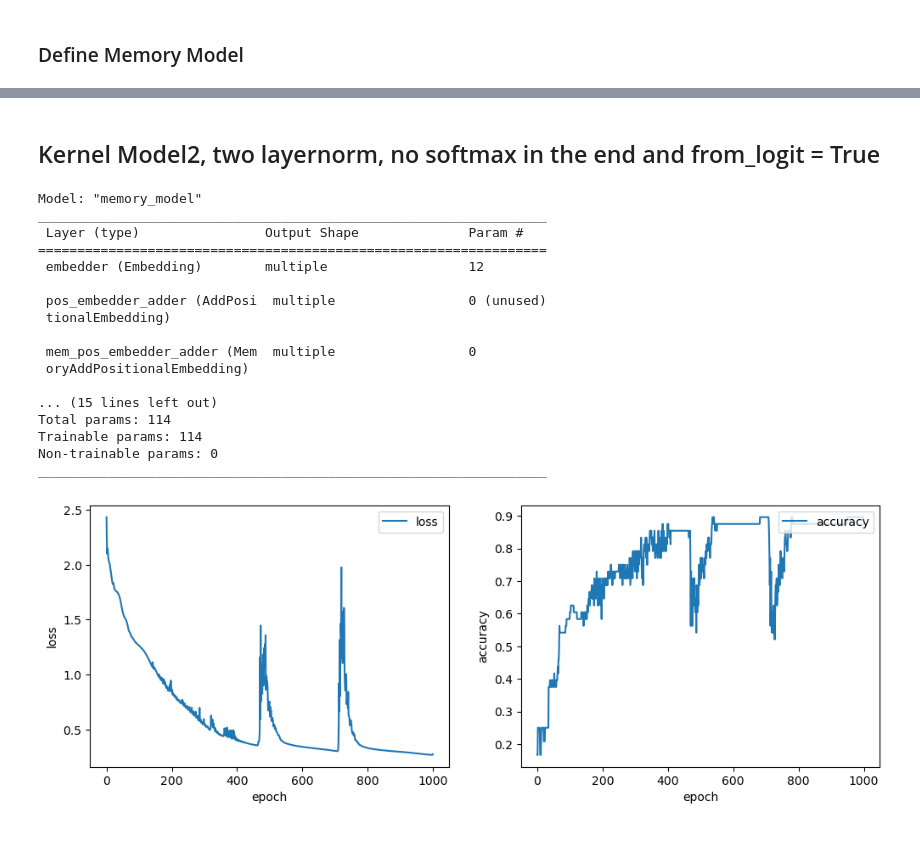
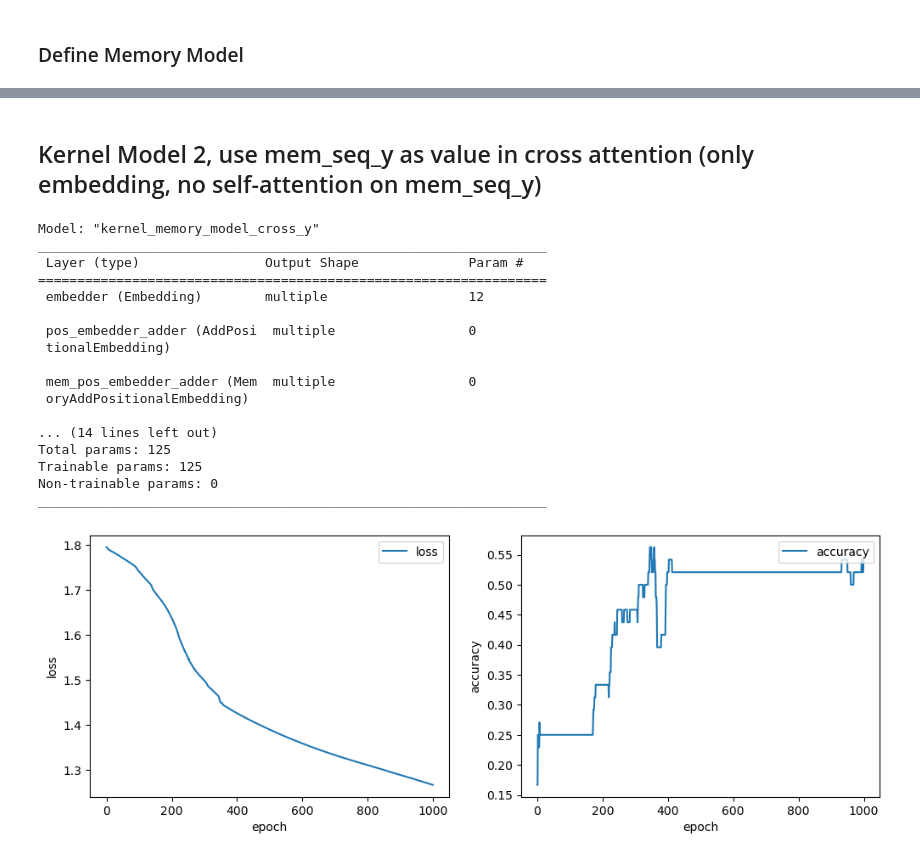
Before and after one commit to Awni00/hierarchical-attention-external-memory, a Jupyter notebook: kernel_model_experiments/hmm_music_loop_kernel_model.ipynb, the cells around one changed output, grey strips where cells are left out. Saved outputs shown, nothing was run; the diff lists cells and outputs as text; code cells hidden in the pictures.

```diff
--- a/kernel_model_experiments/hmm_music_loop_kernel_model.ipynb
+++ b/kernel_model_experiments/hmm_music_loop_kernel_model.ipynb
@@ -217,21 +206,0 @@ test_ds = tf.data.Dataset.from_tensor_slices(((test_seqs_x, mem_seqs_x, mem_seqs
-# %%
-from transformer_modules import create_positional_encoding
-
-# TODO: add this layer to some module
-
-class MemoryAddPositionalEmbedding(tf.keras.layers.Layer):
-    def __init__(self, name="add_positional_embedding"):
-        super().__init__(name=name)
-
-    def build(self, input_shape):
-        _, self.n_m, self.seq_length, self.vec_dim = input_shape
-        self.pos_encoding = create_positional_encoding(length=self.seq_length, depth=self.vec_dim)
-
-    def call(self, x):
-        # This factor sets the relative scale of the embedding and positonal_encoding.
-        x *= tf.math.sqrt(tf.cast(self.vec_dim, tf.float32))
-
-        # add positional encoding
-        x = x + self.pos_encoding[tf.newaxis, :, :]
-
-        return x
@@ -443,3 +259,3 @@ y: [3 1 5 3 4 2 3 1 5 3 4 2]
-# %% [markdown]
-## Kernel Model2, two layernorm, no softmax in the end and from_logit = True
+# %% [markdown]
+## Kernel Model 2, use mem_seq_y as value in cross attention (only embedding, no self-attention on mem_seq_y)
 # %%
@@ -537,37 +358,39 @@ class MemoryModel(tf.keras.Model):
 # %%
-vocab_size = num_notes
-embedding_dim = num_notes // 3
-n_heads = 1
-memory_model2 = MemoryModel(vocab_size, embedding_dim=embedding_dim, key_dim=embedding_dim // n_heads, n_heads=n_heads, name='memory_model')
-memory_model2([train_seqs_x, mem_seqs_x, mem_seqs_y]); # build model
+train_ds = tf.data.Dataset.from_tensor_slices(((train_seqs_x, mem_seqs_x, mem_seqs_y), train_seqs_y)).batch(4)
+test_ds = tf.data.Dataset.from_tensor_slices(((test_seqs_x, mem_seqs_x, mem_seqs_y), test_seqs_y)).batch(4)
 
-create_opt = lambda: tf.optimizers.Adam(learning_rate=1e-2)
-loss = tf.keras.losses.SparseCategoricalCrossentropy(from_logits=True)
+memory_model2 = KernelMemoryTransformer_cross_y(
+    vocab_size, embedding_dim=embedding_dim,
+    key_dim=embedding_dim//n_heads, n_heads=n_heads, ff_sizes = [vocab_size//2,], name='kernel_memory_model_cross_y')
+
+memory_model2([train_seqs_x[:64], mem_seqs_x[:64], mem_seqs_y[:64]]); # build model
+create_opt = lambda: tf.optimizers.Adam()
+loss = tf.keras.losses.SparseCategoricalCrossentropy(from_logits=False)
 memory_model2.compile(optimizer=create_opt(), loss=loss, metrics=['accuracy'])
 memory_model2.summary()
 # %% [output]
-Model: "memory_model"
+Model: "kernel_memory_model_cross_y"
 _________________________________________________________________
  Layer (type)                Output Shape              Param #
 =================================================================
  embedder (Embedding)        multiple                  12
 
- pos_embedder_adder (AddPosi  multiple                 0 (unused)
+ pos_embedder_adder (AddPosi  multiple                 0
  tionalEmbedding)
 
  mem_pos_embedder_adder (Mem  multiple                 0
  oryAddPositionalEmbedding)
 
-... (15 lines left out)
-Total params: 114
-Trainable params: 114
+... (14 lines left out)
+Total params: 125
+Trainable params: 125
 Non-trainable params: 0
 _________________________________________________________________
 # %%
-history2 = memory_model2.fit(train_ds, epochs=1000, verbose=0)
+history2 = memory_model2.fit(train_ds, epochs=1000, verbose=0, callbacks=[TqdmCallback()])
 utils.plot_history(history2, plot_attrs=('loss', 'accuracy'), val=False, figsize=(12,4));
 # %% [output]
-[figure, old version]
+[figure, new version]
 # %%
 memory_model2.evaluate(train_ds)
 memory_model2.evaluate(test_ds)
```
Also changed, not shown: parts of 51 cells of this notebook, 3 other files.
